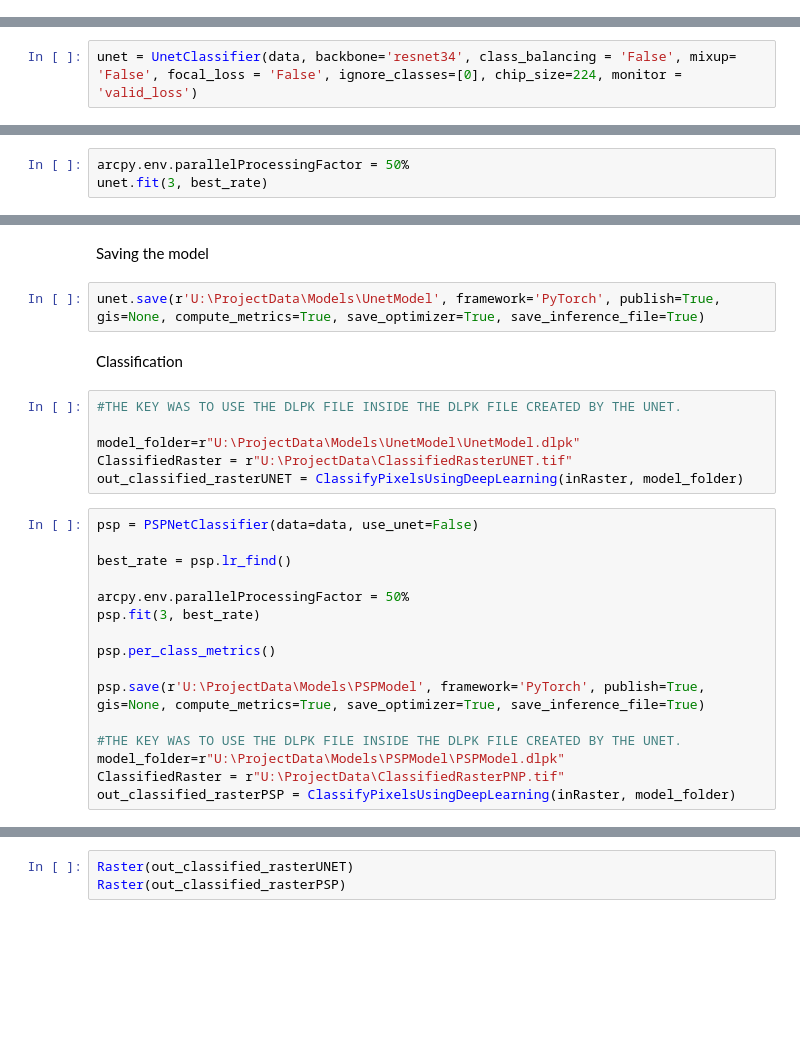
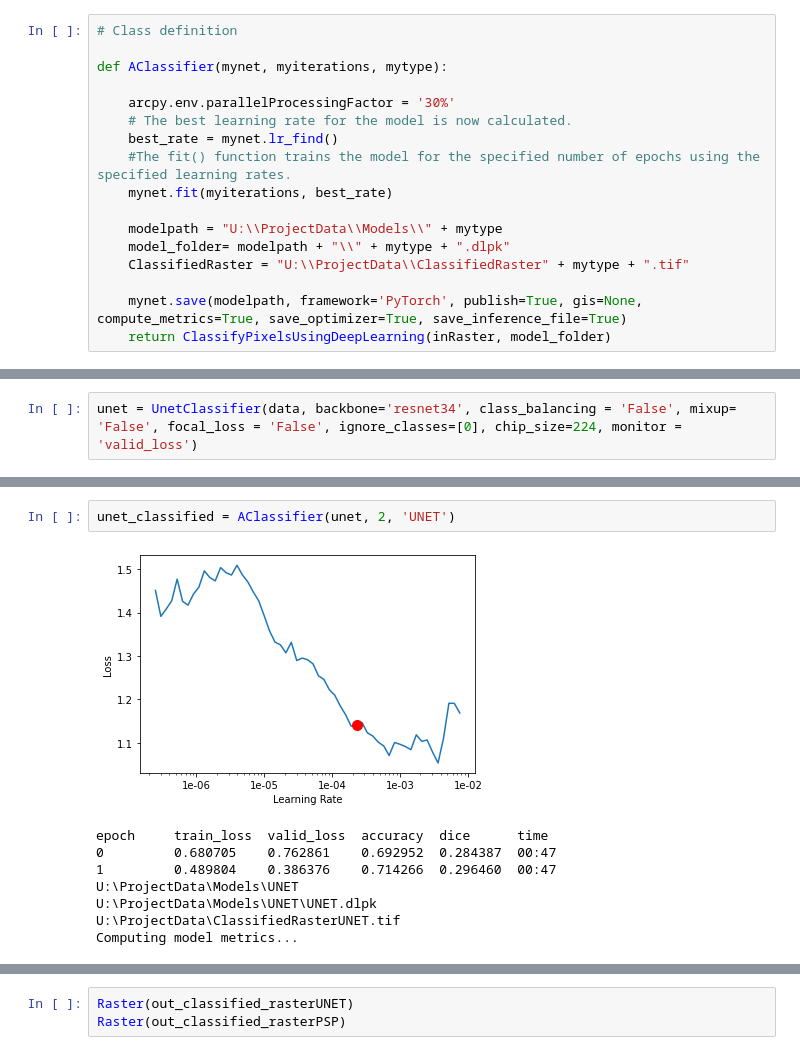
Before and after one commit to JSG-GIS-722/Project, a Jupyter notebook: EGM722Classifier.ipynb, the cells around one changed output, grey strips where cells are left out. Saved outputs shown, nothing was run; the diff lists cells and outputs as text; blank space fills up the shorter version.

```diff
--- a/EGM722Classifier.ipynb
+++ b/EGM722Classifier.ipynb
@@ -25,3 +27,20 @@ arcpy.CheckOutExtension("ImageAnalyst")
+# %%
+# Class definition
+
+def AClassifier(mynet, myiterations, mytype):
+
+    arcpy.env.parallelProcessingFactor = '30%'
+    # The best learning rate for the model is now calculated.
+    best_rate = mynet.lr_find()
+    #The fit() function trains the model for the specified number of epochs using the specified learning rates.
+    mynet.fit(myiterations, best_rate)
+
+    modelpath = "U:\\ProjectData\\Models\\" + mytype
+    model_folder= modelpath + "\\" + mytype + ".dlpk"
+    ClassifiedRaster = "U:\\ProjectData\\ClassifiedRaster" + mytype + ".tif"
+
+    mynet.save(modelpath, framework='PyTorch', publish=True, gis=None, compute_metrics=True, save_optimizer=True, save_inference_file=True)
+    return ClassifyPixelsUsingDeepLearning(inRaster, model_folder)
 # %% [markdown]
 The aim of this project was to identify areas of mixed land cover on orthophotography 4-band raster data (RGB + near infrared) using new-generation deep learning implementations.
 Deep learning is a type of machine learning with several layers of nonlinear processing which allow users to identify patterns, objects, and pixels through models. It is a significant improvement on previous Machine Learning systems since it does not require vast amounts of training samples produced by expert users. Several ArcGis Pro Deep Learning models support sparse training data with remarkable success. In this project, training data for our models was gathered in intervals of less than 30.
@@ -145,3 +167,0 @@ The fit() function trains the model for the specified number of epochs using the
-# %%
-arcpy.env.parallelProcessingFactor = 50%
-unet.fit(3, best_rate)
@@ -152,28 +168,11 @@ unet.per_class_metrics()
-# %% [markdown]
-Saving the model
-# %%
-unet.save(r'U:\ProjectData\Models\UnetModel', framework='PyTorch', publish=True, gis=None, compute_metrics=True, save_optimizer=True, save_inference_file=True)
-# %% [markdown]
-Classification
-# %%
-#THE KEY WAS TO USE THE DLPK FILE INSIDE THE DLPK FILE CREATED BY THE UNET.
-
-model_folder=r"U:\ProjectData\Models\UnetModel\UnetModel.dlpk"
-ClassifiedRaster = r"U:\ProjectData\ClassifiedRasterUNET.tif"
-out_classified_rasterUNET = ClassifyPixelsUsingDeepLearning(inRaster, model_folder)
-# %%
-psp = PSPNetClassifier(data=data, use_unet=False)
-
-best_rate = psp.lr_find()
-
-arcpy.env.parallelProcessingFactor = 50%
-psp.fit(3, best_rate)
-
-psp.per_class_metrics()
-
-psp.save(r'U:\ProjectData\Models\PSPModel', framework='PyTorch', publish=True, gis=None, compute_metrics=True, save_optimizer=True, save_inference_file=True)
-
-#THE KEY WAS TO USE THE DLPK FILE INSIDE THE DLPK FILE CREATED BY THE UNET.
-model_folder=r"U:\ProjectData\Models\PSPModel\PSPModel.dlpk"
-ClassifiedRaster = r"U:\ProjectData\ClassifiedRasterPNP.tif"
-out_classified_rasterPSP = ClassifyPixelsUsingDeepLearning(inRaster, model_folder)
+# %%
+unet_classified = AClassifier(unet, 2, 'UNET')
+# %% [output]
+[figure, added]
+epoch     train_loss  valid_loss  accuracy  dice      time
+0         0.680705    0.762861    0.692952  0.284387  00:47
+1         0.489804    0.386376    0.714266  0.296460  00:47
+U:\ProjectData\Models\UNET
+U:\ProjectData\Models\UNET\UNET.dlpk
+U:\ProjectData\ClassifiedRasterUNET.tif
+Computing model metrics...
```
Also changed, not shown: parts of 14 cells of this notebook, 2 other files.
